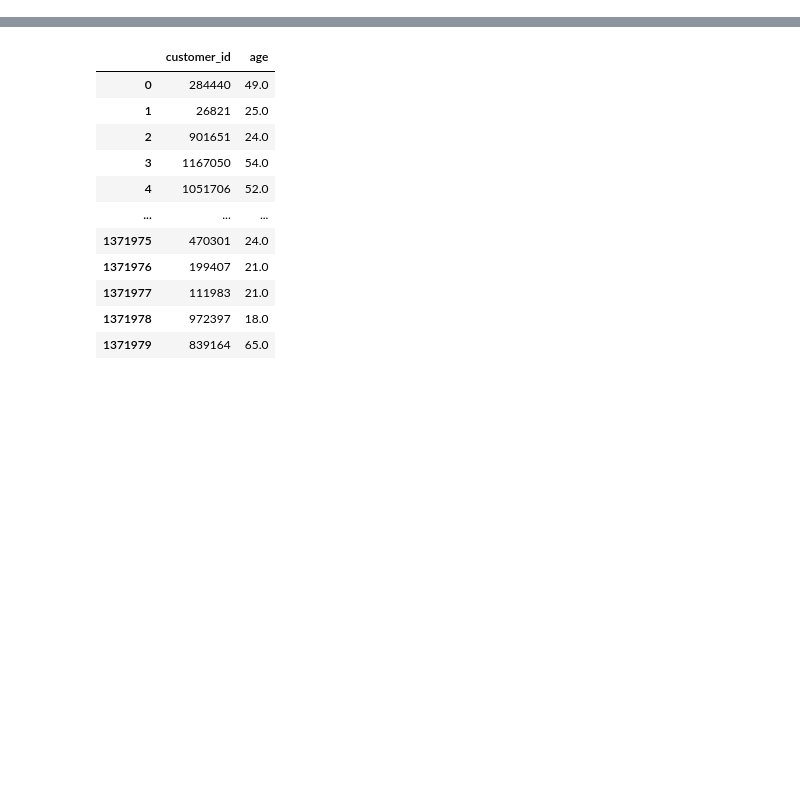
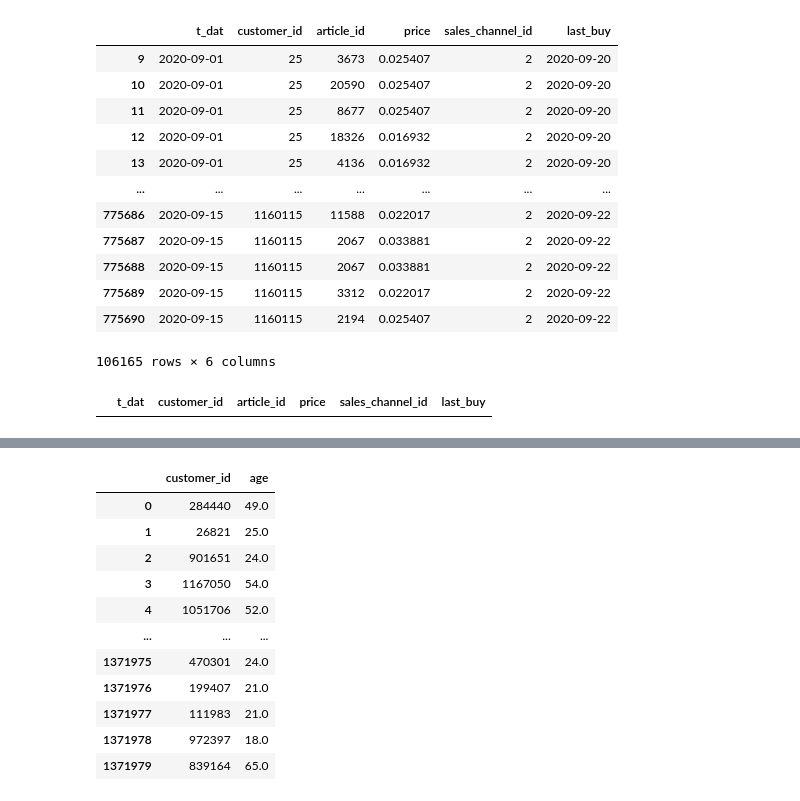
Before and after one commit to damicoedoardo/HnMChallenge, a Jupyter notebook: hnmchallenge/data_analysis/aayush_user.ipynb, the cells around one changed output, grey strips where cells are left out. Saved outputs shown, nothing was run; the diff lists cells and outputs as text; code cells hidden in the pictures; blank space fills up the shorter version.

```diff
--- a/hnmchallenge/data_analysis/aayush_user.ipynb
+++ b/hnmchallenge/data_analysis/aayush_user.ipynb
@@ -20,0 +83,16 @@ fd=dataset.get_full_data()
+# %%
+hold_in
+# %% [output]
+|  | t_dat | customer_id | article_id | price | sales_channel_id | last_buy |
+| 9 | 2020-09-01 | 25 | 3673 | 0.025407 | 2 | 2020-09-20 |
+| 10 | 2020-09-01 | 25 | 20590 | 0.025407 | 2 | 2020-09-20 |
+| 11 | 2020-09-01 | 25 | 8677 | 0.025407 | 2 | 2020-09-20 |
+| 12 | 2020-09-01 | 25 | 18326 | 0.016932 | 2 | 2020-09-20 |
+| 13 | 2020-09-01 | 25 | 4136 | 0.016932 | 2 | 2020-09-20 |
+| ... | ... | ... | ... | ... | ... | ... |
+| 775686 | 2020-09-15 | 1160115 | 11588 | 0.022017 | 2 | 2020-09-22 |
+| 775687 | 2020-09-15 | 1160115 | 2067 | 0.033881 | 2 | 2020-09-22 |
+| 775688 | 2020-09-15 | 1160115 | 2067 | 0.033881 | 2 | 2020-09-22 |
+| 775689 | 2020-09-15 | 1160115 | 3312 | 0.022017 | 2 | 2020-09-22 |
+| 775690 | 2020-09-15 | 1160115 | 2194 | 0.025407 | 2 | 2020-09-22 |
+106165 rows × 6 columns
@@ -20,0 +104,4 @@ fd=dataset.get_full_data()
+# %%
+sorted_data
+# %% [output]
+|  | t_dat | customer_id | article_id | price | sales_channel_id | last_buy |
```
Also changed, not shown: parts of 16 cells of this notebook, 1 other file.
